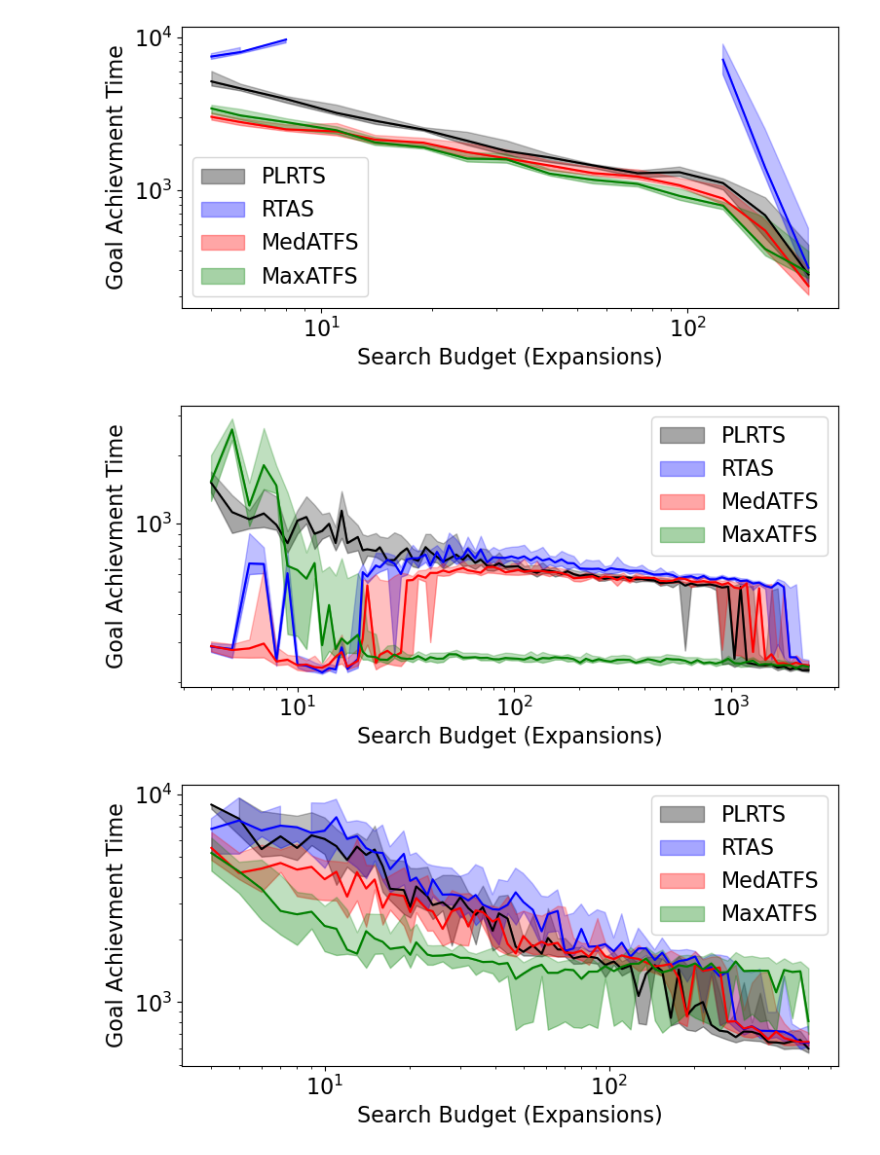
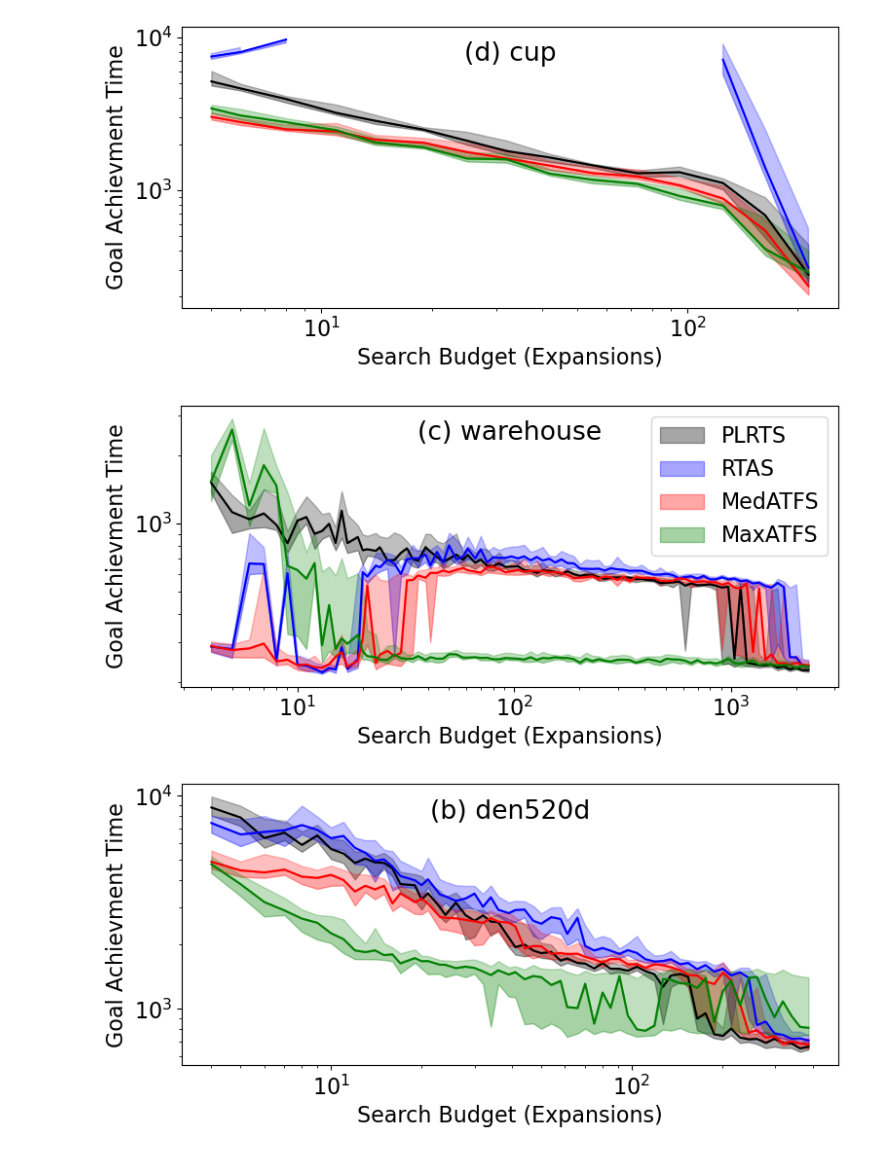
Before and after one commit to dwthomas/atSIPP, a Jupyter notebook: scripts/plots.ipynb, the cells around one changed output. Cells and saved outputs as stored; diff of their text form; code cells hidden in the pictures.

```diff
--- a/scripts/plots.ipynb
+++ b/scripts/plots.ipynb
@@ -21,7 +29,7 @@ colord = {
 }
 plt.rcParams.update({'font.size': 16})
 # %%
-def plot_figure(folder, pattern, name, upper, num):
+def plot_figure(title, folder, pattern, name, upper, num, legend =False):
     dat = []
     for file_name in glob(folder + pattern):
         fn = file_name.replace(folder,"")
@@ -80,22 +88,24 @@ def plot_figure(folder, pattern, name, upper, num):
         plt.fill_between(x, yerr[1] , yerr[0], label = named[alg], alpha = .35 , color = colord[alg])
         plt.fill_between(x, yerr[0] , yerr[2], alpha = .25 , color = colord[alg])
     #plt.ylim((100, 10000))
-    plt.legend()
+    if legend:
+        plt.legend()
+    plt.title(title, y=.85)
     plt.loglog()
     plt.ylabel("Goal Achievment Time")
     plt.xlabel("Search Budget (Expansions)")
     plt.tight_layout()
     plt.savefig(name)
 # %%
-plot_figure("../results_overnight/", "*cup*", "cup_prelim.png", 256, 32)
+plot_figure("(d) cup","../results_overnight/", "*cup*", "cup_prelim.png", 256, 32)
 # %% [output]
-[figure, old version]
+[figure, new version]
 # %%
-plot_figure("../results_overnight2/", "*warehouse*", "warehouse_prelim.png", 2400, 32)
+plot_figure("(c) warehouse","../results_overnight2/", "*warehouse*", "warehouse_prelim.png", 2400, 32, True)
 # %% [output]
-[figure, old version]
+[figure, new version]
 # %%
-plot_figure("../results_overnight2/", "*den520d*", "den520d_prelim.png", 512, 32)
+plot_figure("(b) den520d", "../results_overnight2/", "*den520d*", "den520d_prelim.png", 400, 128)
 # %% [output]
-[figure, old version]
+[figure, new version]
 # %%
```
Also changed, not shown: parts of 2 cells of this notebook, 3 other files.
